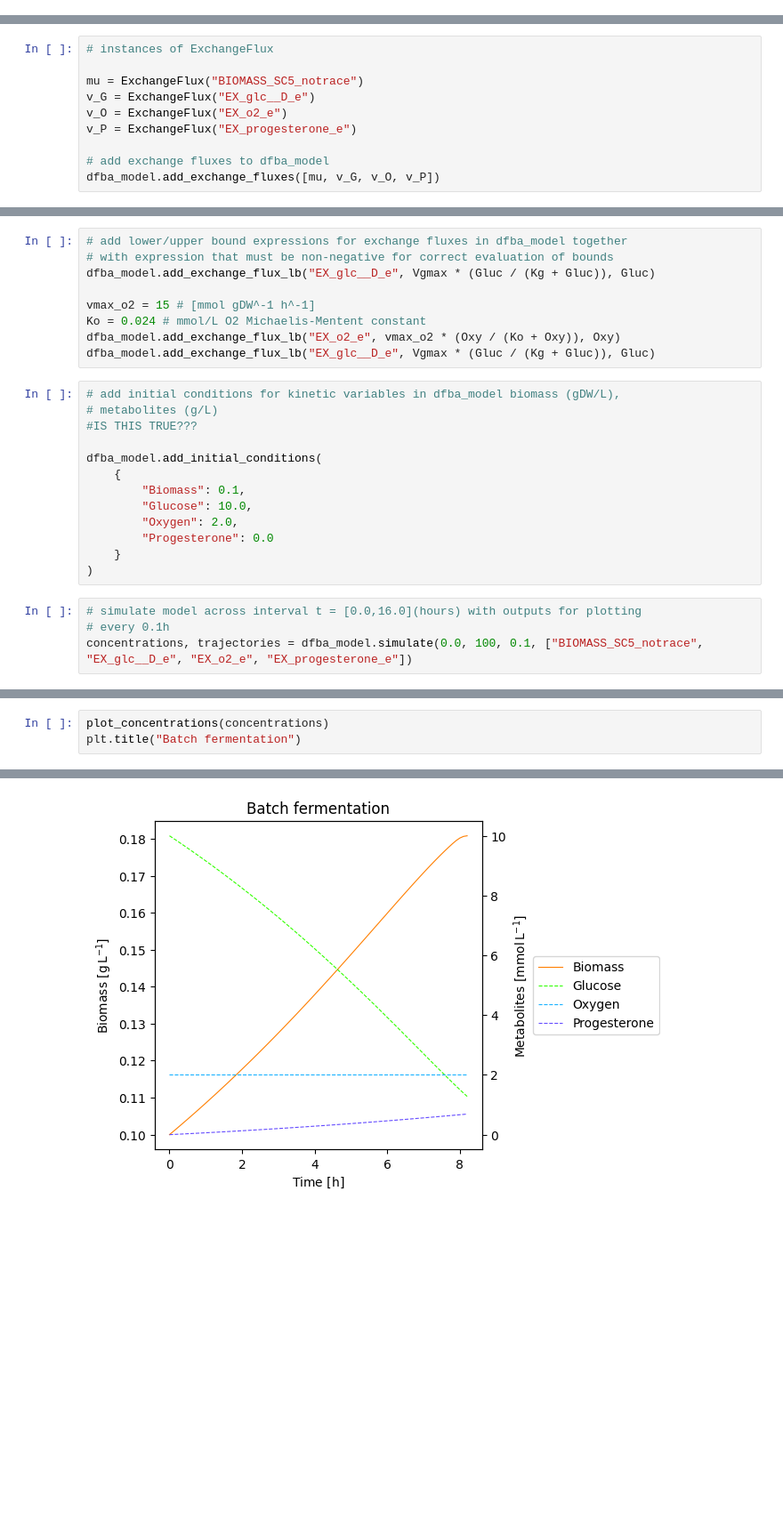
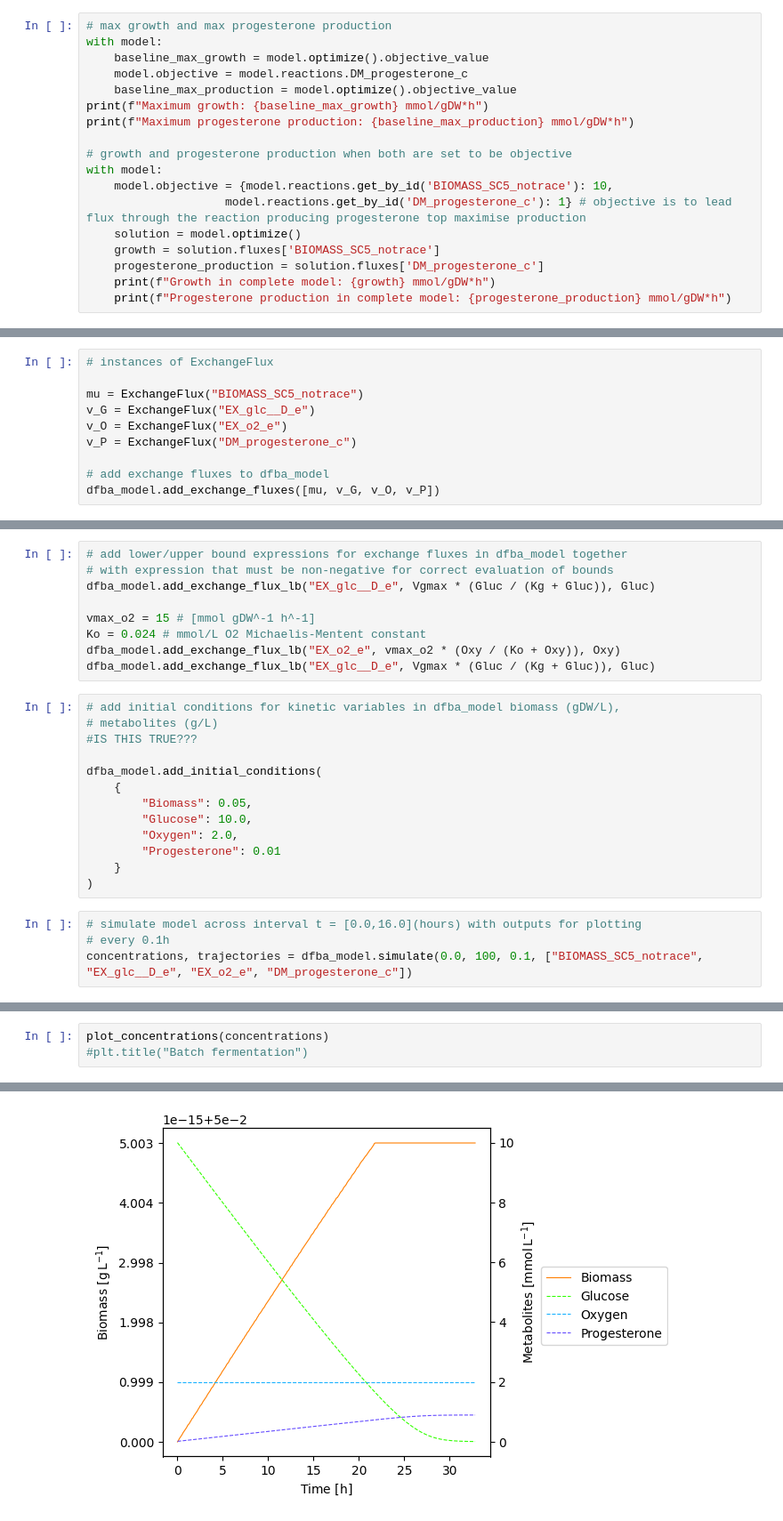
Before and after one commit to 27410/27410-group-assigment-group_3, a Jupyter notebook: 07_DFBA.ipynb, the cells around one changed output, grey strips where cells are left out. Shown at 89% size. Saved outputs shown, nothing was run; the diff lists cells and outputs as text; blank space fills up the shorter version.

```diff
--- a/07_DFBA.ipynb
+++ b/07_DFBA.ipynb
@@ -34,0 +15,18 @@ Adding reaction T_progesterone: progesterone_c --> progesterone_e
+# %%
+# max growth and max progesterone production
+with model:
+    baseline_max_growth = model.optimize().objective_value
+    model.objective = model.reactions.DM_progesterone_c
+    baseline_max_production = model.optimize().objective_value
+print(f"Maximum growth: {baseline_max_growth} mmol/gDW*h")
+print(f"Maximum progesterone production: {baseline_max_production} mmol/gDW*h")
+
+# growth and progesterone production when both are set to be objective
+with model:
+    model.objective = {model.reactions.get_by_id('BIOMASS_SC5_notrace'): 10,
+                    model.reactions.get_by_id('DM_progesterone_c'): 1} # objective is to lead flux through the reaction producing progesterone top maximise production
+    solution = model.optimize()
+    growth = solution.fluxes['BIOMASS_SC5_notrace']
+    progesterone_production = solution.fluxes['DM_progesterone_c']
+    print(f"Growth in complete model: {growth} mmol/gDW*h")
+    print(f"Progesterone production in complete model: {progesterone_production} mmol/gDW*h")
@@ -50,7 +57,7 @@ dfba_model.add_kinetic_variables([X, Gluc, Pro, Oxy])
 mu = ExchangeFlux("BIOMASS_SC5_notrace")
 v_G = ExchangeFlux("EX_glc__D_e")
 v_O = ExchangeFlux("EX_o2_e")
-v_P = ExchangeFlux("EX_progesterone_e")
+v_P = ExchangeFlux("DM_progesterone_c")
 
 # add exchange fluxes to dfba_model
 dfba_model.add_exchange_fluxes([mu, v_G, v_O, v_P])
@@ -85,16 +91,16 @@ dfba_model.add_exchange_flux_lb("EX_glc__D_e", Vgmax * (Gluc / (Kg + Gluc)), Glu
 
 dfba_model.add_initial_conditions(
     {
-        "Biomass": 0.1,
+        "Biomass": 0.05,
         "Glucose": 10.0,
         "Oxygen": 2.0,
-        "Progesterone": 0.0
+        "Progesterone": 0.01
     }
 )
 # %%
 # simulate model across interval t = [0.0,16.0](hours) with outputs for plotting
 # every 0.1h
-concentrations, trajectories = dfba_model.simulate(0.0, 100, 0.1, ["BIOMASS_SC5_notrace", "EX_glc__D_e", "EX_o2_e", "EX_progesterone_e"])
+concentrations, trajectories = dfba_model.simulate(0.0, 100, 0.1, ["BIOMASS_SC5_notrace", "EX_glc__D_e", "EX_o2_e", "DM_progesterone_c"])
 # %% [output]
 cc1plus: warning: command line option '-Wstrict-prototypes' is valid for C/ObjC but not for C++
 Final Run Statistics:
@@ -117,4 +123,4 @@ Total simulation time was 2.48437 seconds
 # %%
 plot_concentrations(concentrations)
-plt.title("Batch fermentation")
+#plt.title("Batch fermentation")
 # %% [output]
@@ -122,4 +127,4 @@ Text(0.5, 1.0, 'Batch fermentation')
-[figure, old version]
+[figure, new version]
 # %%
 concentrations
 # %% [output]
```
Also changed, not shown: parts of 15 cells of this notebook.
